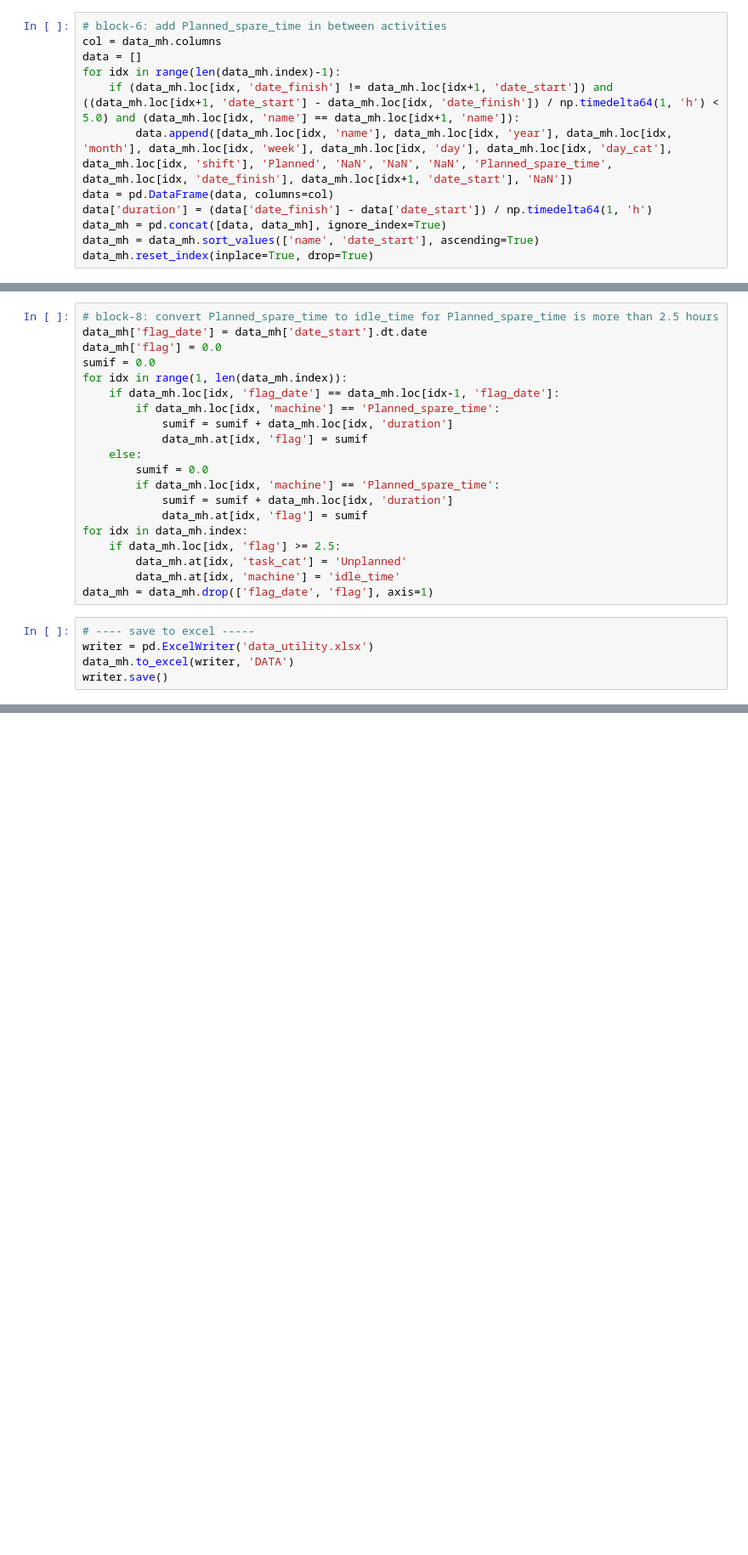
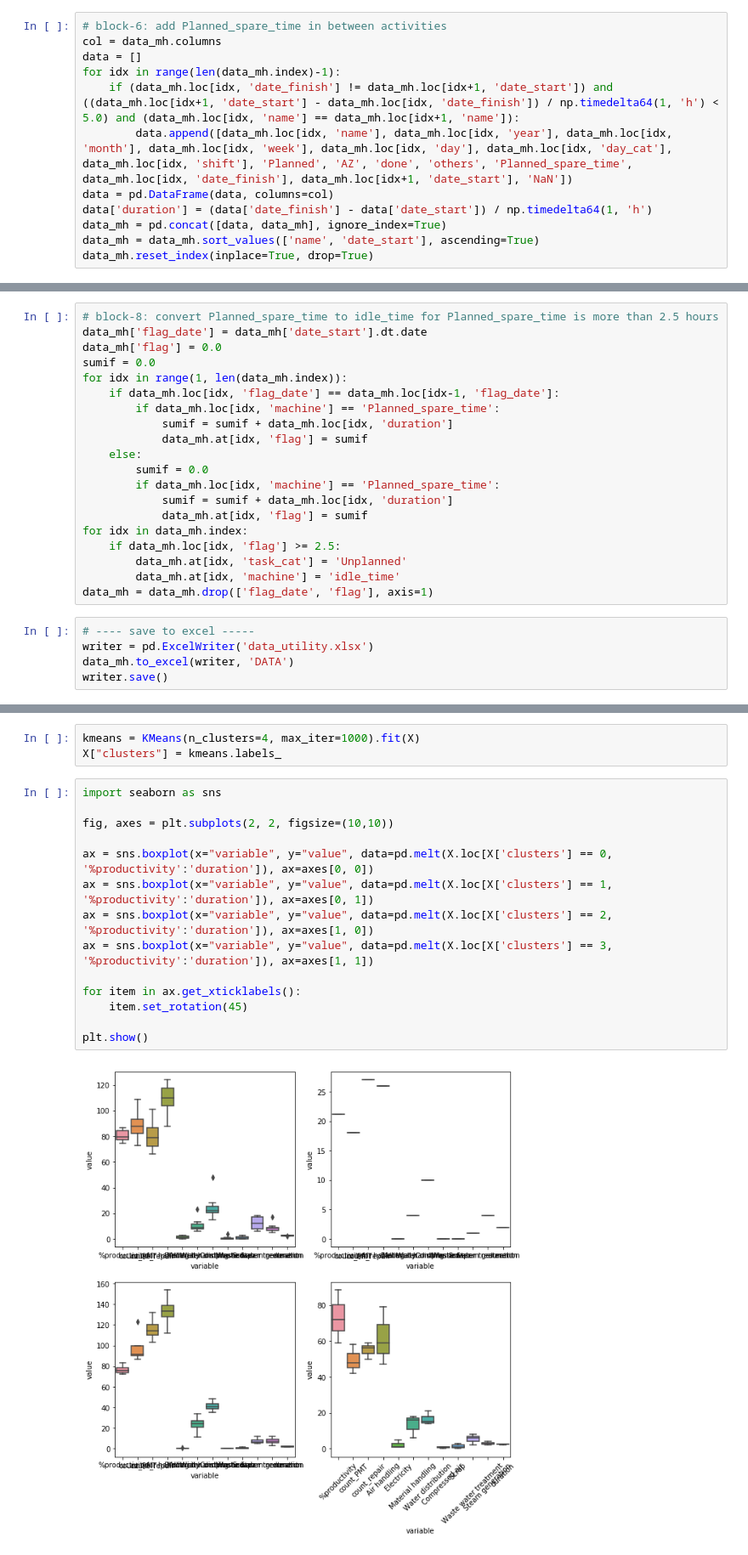
Before and after one commit to fahimhm/GITVBAReport, a Jupyter notebook: data_utility.ipynb, the cells around one changed output, grey strips where cells are left out. Shown: that part at 85% size. Drawn from its saved outputs; the diff is of its cells as text; blank space fills up the shorter version.

```diff
--- a/data_utility.ipynb
+++ b/data_utility.ipynb
@@ -112,7 +104,7 @@ col = data_mh.columns
 data = []
 for idx in range(len(data_mh.index)-1):
     if (data_mh.loc[idx, 'date_finish'] != data_mh.loc[idx+1, 'date_start']) and ((data_mh.loc[idx+1, 'date_start'] - data_mh.loc[idx, 'date_finish']) / np.timedelta64(1, 'h') < 5.0) and (data_mh.loc[idx, 'name'] == data_mh.loc[idx+1, 'name']):
-        data.append([data_mh.loc[idx, 'name'], data_mh.loc[idx, 'year'], data_mh.loc[idx, 'month'], data_mh.loc[idx, 'week'], data_mh.loc[idx, 'day'], data_mh.loc[idx, 'day_cat'], data_mh.loc[idx, 'shift'], 'Planned', 'NaN', 'NaN', 'NaN', 'Planned_spare_time', data_mh.loc[idx, 'date_finish'], data_mh.loc[idx+1, 'date_start'], 'NaN'])
+        data.append([data_mh.loc[idx, 'name'], data_mh.loc[idx, 'year'], data_mh.loc[idx, 'month'], data_mh.loc[idx, 'week'], data_mh.loc[idx, 'day'], data_mh.loc[idx, 'day_cat'], data_mh.loc[idx, 'shift'], 'Planned', 'AZ', 'done', 'others', 'Planned_spare_time', data_mh.loc[idx, 'date_finish'], data_mh.loc[idx+1, 'date_start'], 'NaN'])
 data = pd.DataFrame(data, columns=col)
 data['duration'] = (data['date_finish'] - data['date_start']) / np.timedelta64(1, 'h')
 data_mh = pd.concat([data, data_mh], ignore_index=True)
@@ -279,0 +329,19 @@ Loading BokehJS ...
+# %%
+kmeans = KMeans(n_clusters=4, max_iter=1000).fit(X)
+X["clusters"] = kmeans.labels_
+# %%
+import seaborn as sns
+
+fig, axes = plt.subplots(2, 2, figsize=(10,10))
+
+ax = sns.boxplot(x="variable", y="value", data=pd.melt(X.loc[X['clusters'] == 0, '%productivity':'duration']), ax=axes[0, 0])
+ax = sns.boxplot(x="variable", y="value", data=pd.melt(X.loc[X['clusters'] == 1, '%productivity':'duration']), ax=axes[0, 1])
+ax = sns.boxplot(x="variable", y="value", data=pd.melt(X.loc[X['clusters'] == 2, '%productivity':'duration']), ax=axes[1, 0])
+ax = sns.boxplot(x="variable", y="value", data=pd.melt(X.loc[X['clusters'] == 3, '%productivity':'duration']), ax=axes[1, 1])
+
+for item in ax.get_xticklabels():
+    item.set_rotation(45)
+
+plt.show()
+# %% [output]
+[figure, added]
```
Also changed, not shown: parts of 11 cells of this notebook, 1 other file.
